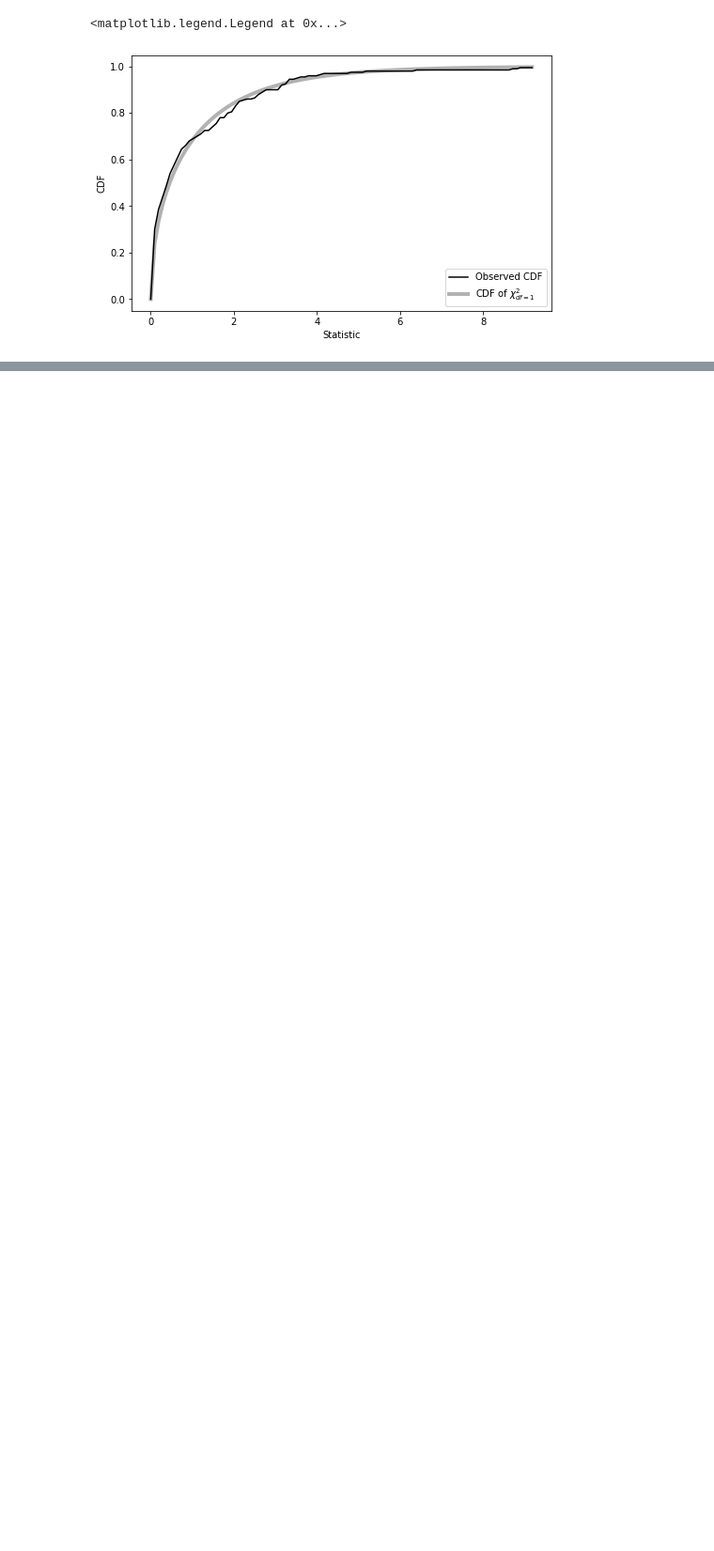
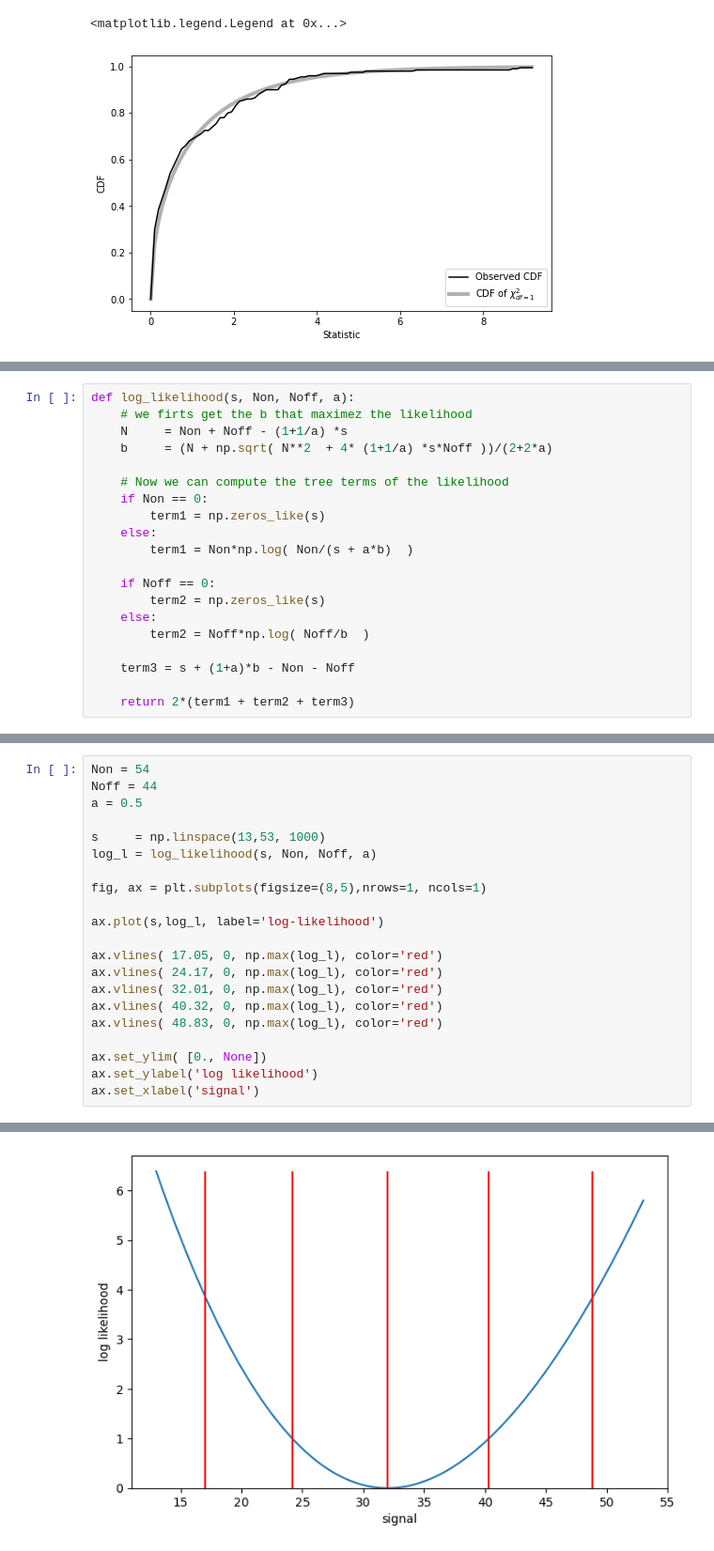
Before and after one commit to datacamp-astro/2022-arqus-bergen, a Jupyter notebook: hands_on/5_analysis_stat/STAT_HandsOn.ipynb, the cells around one changed output, grey strips where cells are left out. Shown at 94% size. Saved outputs shown, nothing was run; the diff lists cells and outputs as text; blank space fills up the shorter version.

```diff
--- a/hands_on/5_analysis_stat/STAT_HandsOn.ipynb
+++ b/hands_on/5_analysis_stat/STAT_HandsOn.ipynb
@@ -427,0 +444,20 @@ ax.legend(loc="lower right")
+# %%
+def log_likelihood(s, Non, Noff, a):
+    # we firts get the b that maximez the likelihood
+    N     = Non + Noff - (1+1/a) *s
+    b     = (N + np.sqrt( N**2  + 4* (1+1/a) *s*Noff ))/(2+2*a)
+
+    # Now we can compute the tree terms of the likelihood
+    if Non == 0:
+        term1 = np.zeros_like(s)
+    else:
+        term1 = Non*np.log( Non/(s + a*b)  )
+
+    if Noff == 0:
+        term2 = np.zeros_like(s)
+    else:
+        term2 = Noff*np.log( Noff/b  )
+
+    term3 = s + (1+a)*b - Non - Noff
+
+    return 2*(term1 + term2 + term3)
@@ -427,0 +589,22 @@ ax.legend(loc="lower right")
+# %%
+Non = 54
+Noff = 44
+a = 0.5
+
+s     = np.linspace(13,53, 1000)
+log_l = log_likelihood(s, Non, Noff, a)
+
+fig, ax = plt.subplots(figsize=(8,5),nrows=1, ncols=1)
+
+ax.plot(s,log_l, label='log-likelihood')
+
+ax.vlines( 17.05, 0, np.max(log_l), color='red')
+ax.vlines( 24.17, 0, np.max(log_l), color='red')
+ax.vlines( 32.01, 0, np.max(log_l), color='red')
+ax.vlines( 40.32, 0, np.max(log_l), color='red')
+ax.vlines( 48.83, 0, np.max(log_l), color='red')
+
+ax.set_ylim( [0., None])
+ax.set_ylabel('log likelihood')
+ax.set_xlabel('signal')
+# %% [output]
@@ -427,0 +612 @@ ax.legend(loc="lower right")
+[figure, added]
```
Also changed, not shown: parts of 25 cells of this notebook.
